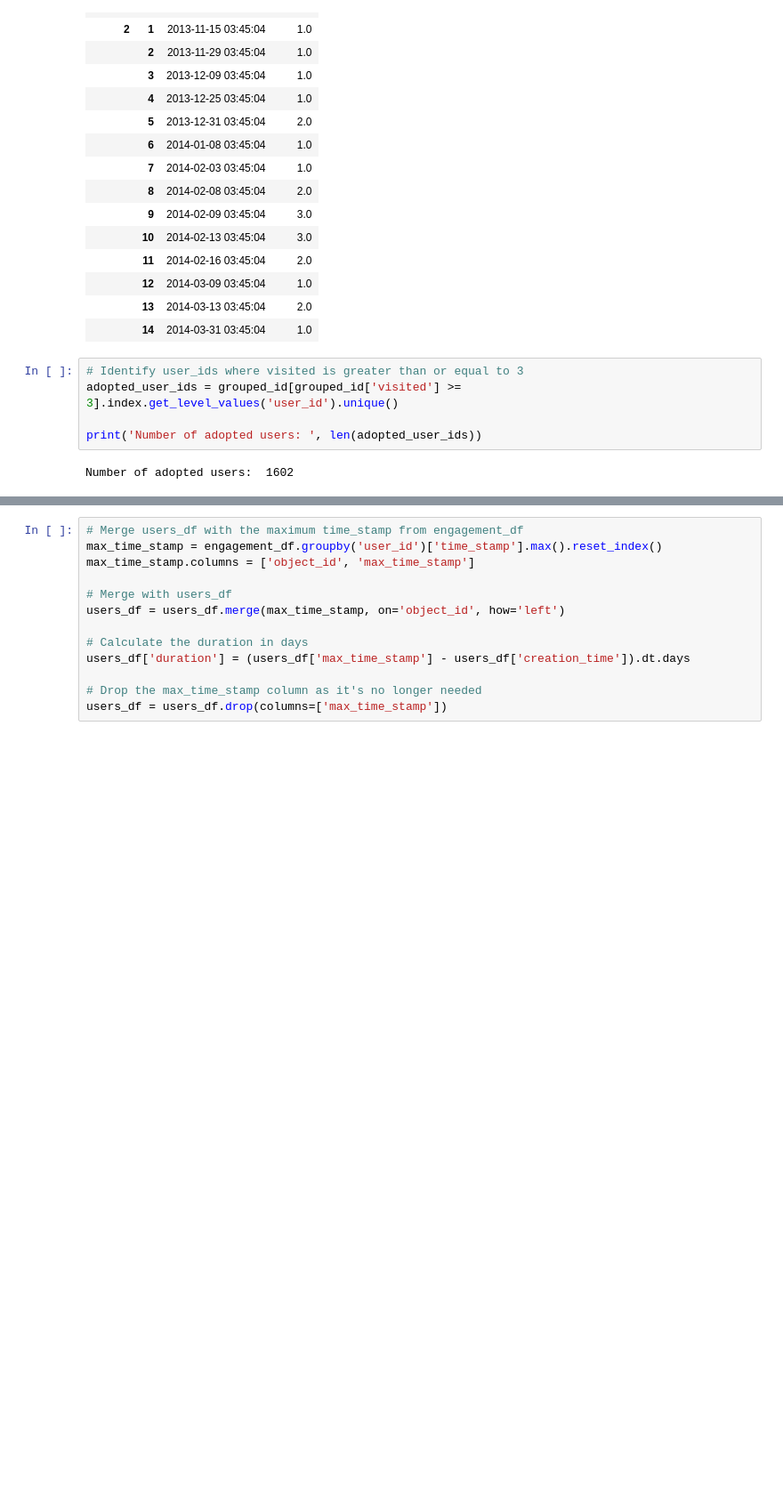
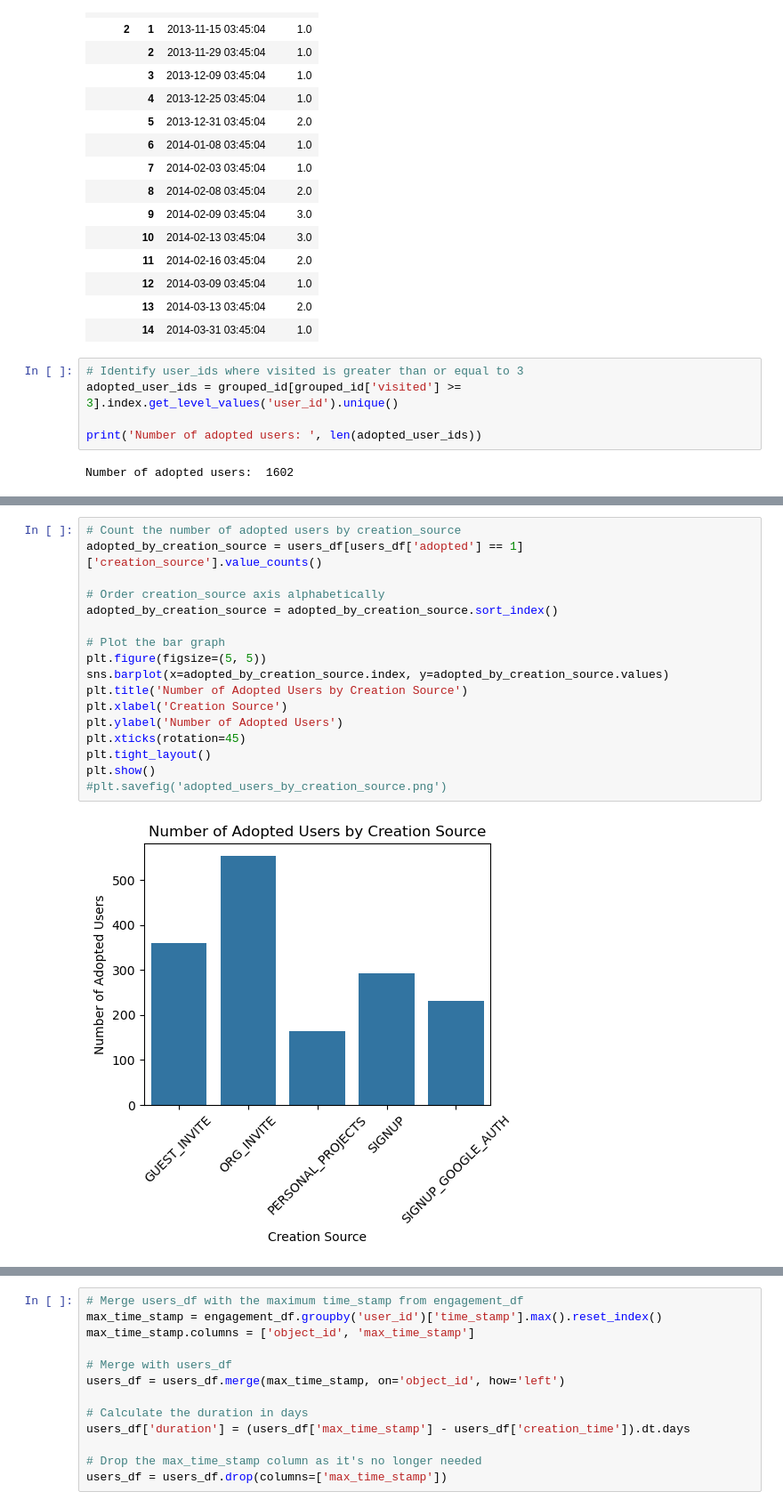
Before and after one commit to lila-b/springboard, a Jupyter notebook: relax_challenge/relax_data_challenge.ipynb, the cells around one changed output, grey strips where cells are left out. Shown: that part at 89% size. Saved outputs shown, nothing was run; the diff lists cells and outputs as text; blank space fills up the shorter version.

```diff
--- a/relax_challenge/relax_data_challenge.ipynb
+++ b/relax_challenge/relax_data_challenge.ipynb
@@ -132,3 +132,22 @@ users_df.head()
 | 2 | 3 | 2013-03-19 23:14:52 | Bottrill Mitchell | MitchellBottrill@gustr.com | ORG_INVITE | 1970-01-01 00:00:01.363734892 | ... |
 | 3 | 4 | 2013-05-21 08:09:28 | Clausen Nicklas | NicklasSClausen@yahoo.com | GUEST_INVITE | 1970-01-01 00:00:01.369210168 | ... |
 | 4 | 5 | 2013-01-17 10:14:20 | Raw Grace | GraceRaw@yahoo.com | GUEST_INVITE | 1970-01-01 00:00:01.358849660 | ... |
+# %%
+# Count the number of adopted users by creation_source
+adopted_by_creation_source = users_df[users_df['adopted'] == 1]['creation_source'].value_counts()
+
+# Order creation_source axis alphabetically
+adopted_by_creation_source = adopted_by_creation_source.sort_index()
+
+# Plot the bar graph
+plt.figure(figsize=(5, 5))
+sns.barplot(x=adopted_by_creation_source.index, y=adopted_by_creation_source.values)
+plt.title('Number of Adopted Users by Creation Source')
+plt.xlabel('Creation Source')
+plt.ylabel('Number of Adopted Users')
+plt.xticks(rotation=45)
+plt.tight_layout()
+plt.show()
+#plt.savefig('adopted_users_by_creation_source.png')
+# %% [output]
+[figure, added]
```
Also changed, not shown: parts of 12 cells of this notebook, 5 other files.
